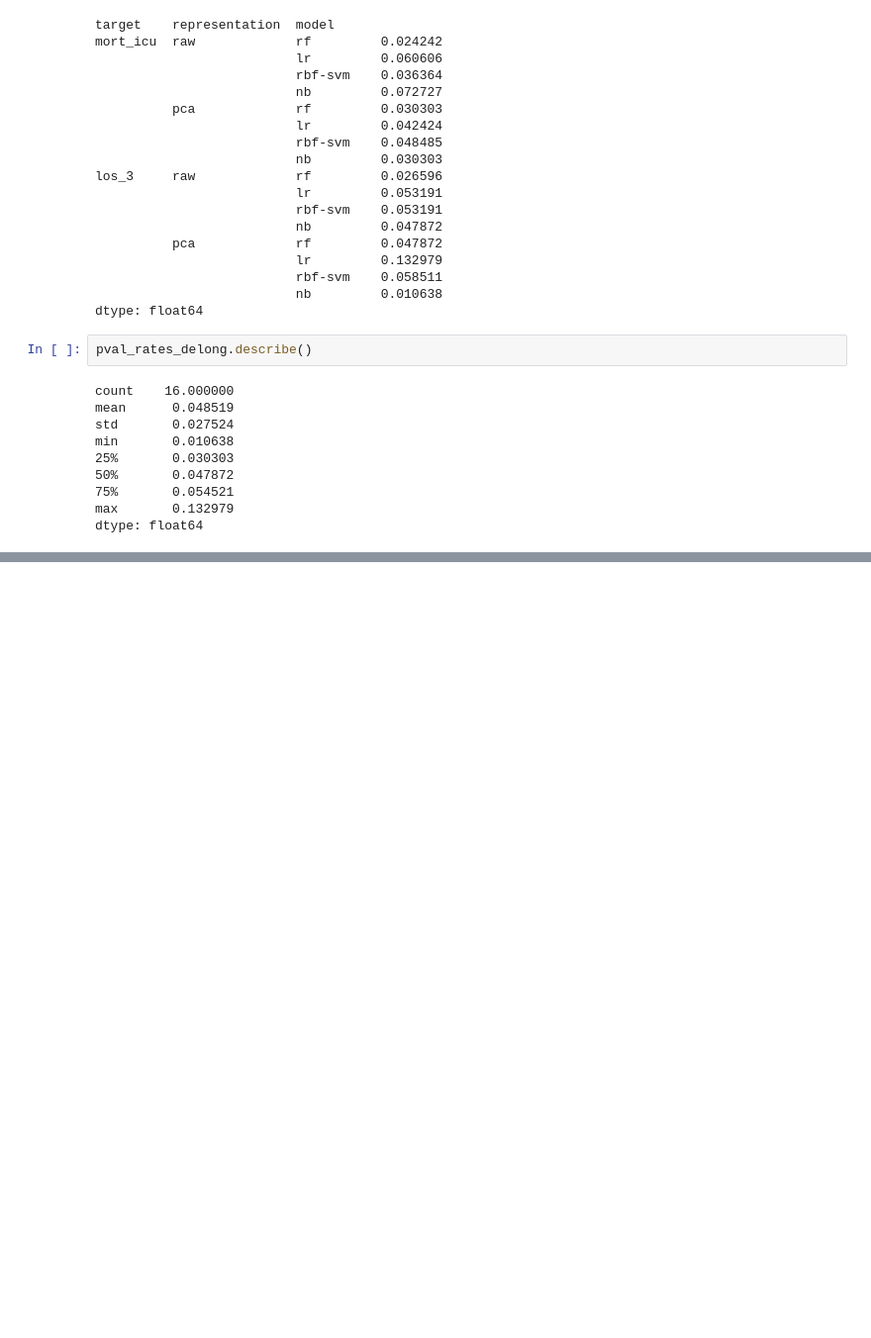
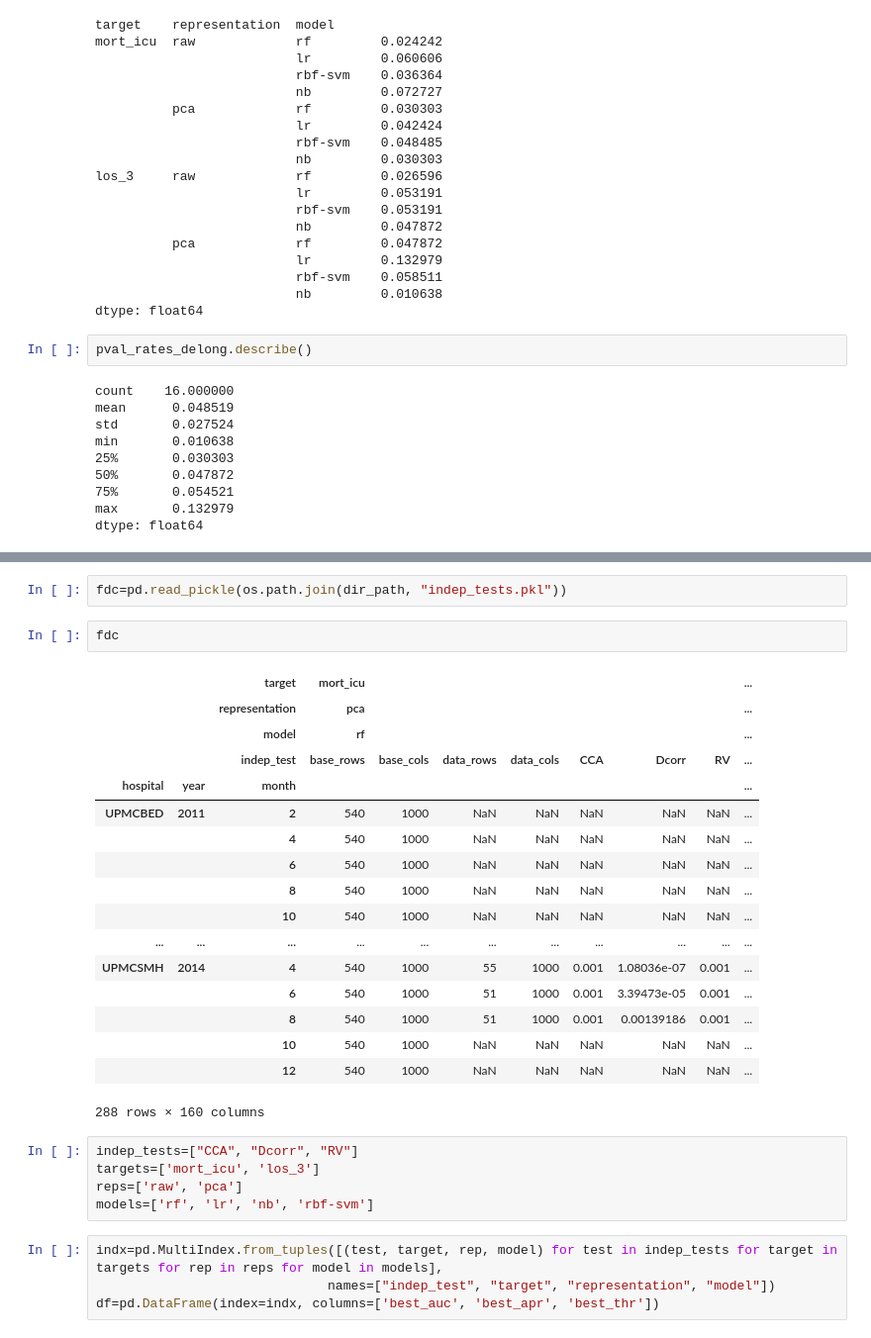
Before and after one commit to Amin-Tajgardoon/model-drift, a Jupyter notebook: notebooks/drift_true_labels.ipynb, the cells around one changed output, grey strips where cells are left out. Shown at 99% size. Saved outputs shown, nothing was run; the diff lists cells and outputs as text; blank space fills up the shorter version.

```diff
--- a/notebooks/drift_true_labels.ipynb
+++ b/notebooks/drift_true_labels.ipynb
@@ -208,0 +527,31 @@ dtype: float64
+# %%
+fdc=pd.read_pickle(os.path.join(dir_path, "indep_tests.pkl"))
+# %%
+fdc
+# %% [output]
+|  |  | target | mort_icu |  |  |  |  |  |  | ... |
+|  |  | representation | pca |  |  |  |  |  |  | ... |
+|  |  | model | rf |  |  |  |  |  |  | ... |
+|  |  | indep_test | base_rows | base_cols | data_rows | data_cols | CCA | Dcorr | RV | ... |
+| hospital | year | month |  |  |  |  |  |  |  | ... |
+| UPMCBED | 2011 | 2 | 540 | 1000 | NaN | NaN | NaN | NaN | NaN | ... |
+|  |  | 4 | 540 | 1000 | NaN | NaN | NaN | NaN | NaN | ... |
+|  |  | 6 | 540 | 1000 | NaN | NaN | NaN | NaN | NaN | ... |
+|  |  | 8 | 540 | 1000 | NaN | NaN | NaN | NaN | NaN | ... |
+|  |  | 10 | 540 | 1000 | NaN | NaN | NaN | NaN | NaN | ... |
+| ... | ... | ... | ... | ... | ... | ... | ... | ... | ... | ... |
+| UPMCSMH | 2014 | 4 | 540 | 1000 | 55 | 1000 | 0.001 | 1.08036e-07 | 0.001 | ... |
+|  |  | 6 | 540 | 1000 | 51 | 1000 | 0.001 | 3.39473e-05 | 0.001 | ... |
+|  |  | 8 | 540 | 1000 | 51 | 1000 | 0.001 | 0.00139186 | 0.001 | ... |
+|  |  | 10 | 540 | 1000 | NaN | NaN | NaN | NaN | NaN | ... |
+|  |  | 12 | 540 | 1000 | NaN | NaN | NaN | NaN | NaN | ... |
+288 rows × 160 columns
+# %%
+indep_tests=["CCA", "Dcorr", "RV"]
+targets=['mort_icu', 'los_3']
+reps=['raw', 'pca']
+models=['rf', 'lr', 'nb', 'rbf-svm']
+# %%
+indx=pd.MultiIndex.from_tuples([(test, target, rep, model) for test in indep_tests for target in targets for rep in reps for model in models],
+                              names=["indep_test", "target", "representation", "model"])
+df=pd.DataFrame(index=indx, columns=['best_auc', 'best_apr', 'best_thr'])
```
Also changed, not shown: parts of 44 cells of this notebook, 6 other files.
